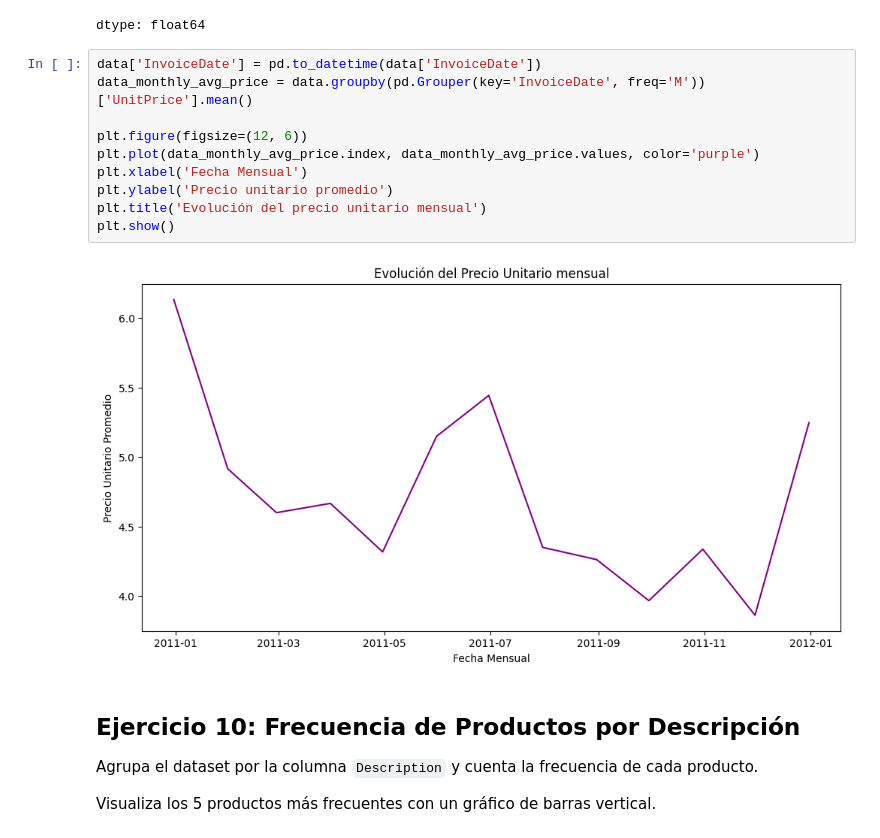
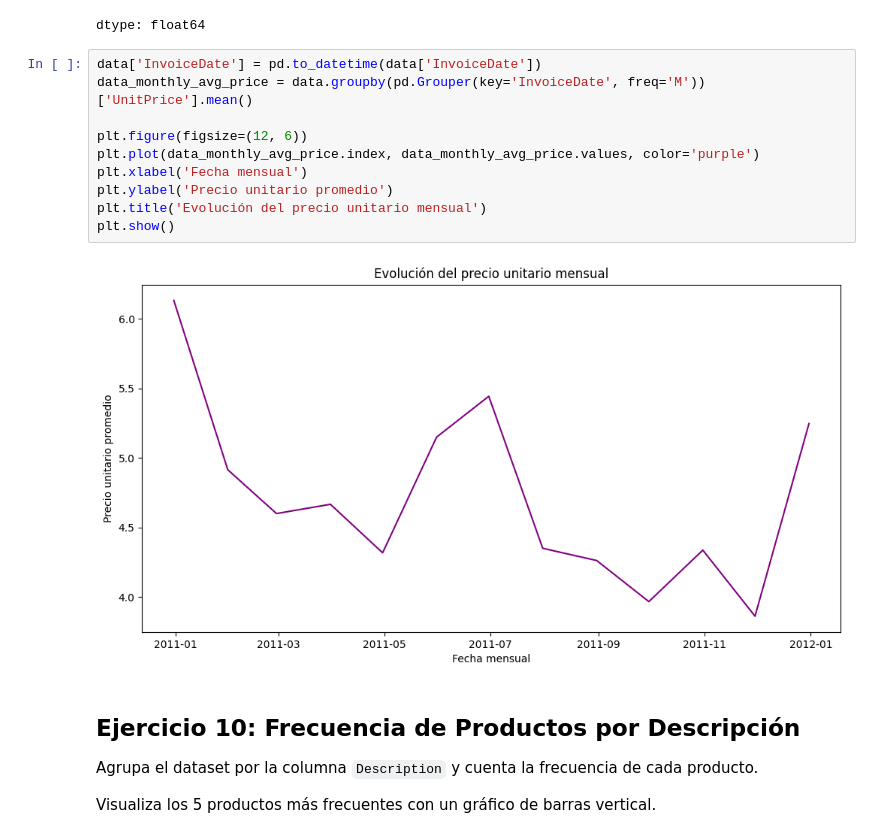
Before and after one commit to Natyrios/IntroMarketingAnalytics, a Jupyter notebook: Nataly_Ríos_Taller1_Segundo_corte_ipynb.ipynb, the cells around one changed output. Drawn from its saved outputs; the diff is of its cells as text.

```diff
--- a/Nataly_Ríos_Taller1_Segundo_corte_ipynb.ipynb
+++ b/Nataly_Ríos_Taller1_Segundo_corte_ipynb.ipynb
@@ -383,15 +383,15 @@ dtype: float64
 # %%
 data['InvoiceDate'] = pd.to_datetime(data['InvoiceDate'])
 data_monthly_avg_price = data.groupby(pd.Grouper(key='InvoiceDate', freq='M'))['UnitPrice'].mean()
 
 plt.figure(figsize=(12, 6))
 plt.plot(data_monthly_avg_price.index, data_monthly_avg_price.values, color='purple')
-plt.xlabel('Fecha Mensual')
+plt.xlabel('Fecha mensual')
 plt.ylabel('Precio unitario promedio')
 plt.title('Evolución del precio unitario mensual')
 plt.show()
 # %% [output]
-[figure, old version]
+[figure, new version]
 # %% [markdown]
 ## Ejercicio 10: Frecuencia de Productos por Descripción
 
```
Also changed, not shown: parts of 1 cell of this notebook.
